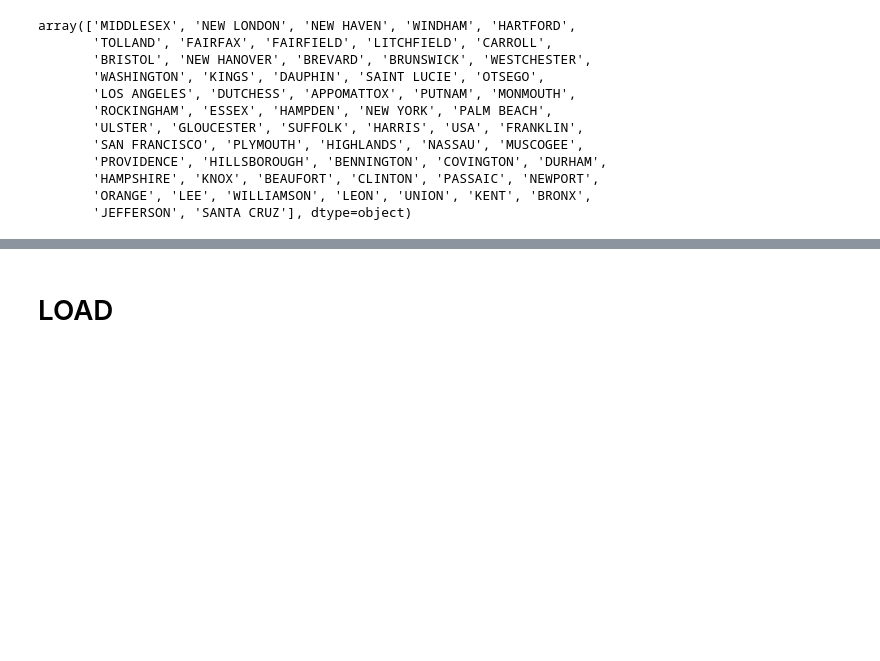
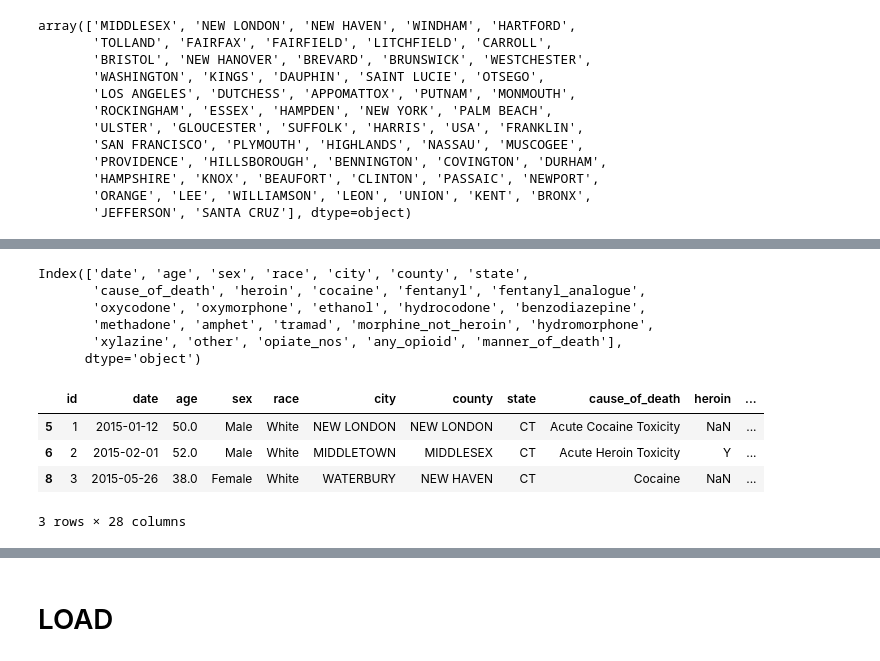
Before and after one commit to KeSavanh/Drug_Overdose_Death_Connecticut, a Jupyter notebook: ETL_project.ipynb, the cells around one changed output, grey strips where cells are left out. Saved outputs shown, nothing was run; the diff lists cells and outputs as text; code cells hidden in the pictures; blank space fills up the shorter version.

```diff
--- a/ETL_project.ipynb
+++ b/ETL_project.ipynb
@@ -472,0 +543,4 @@ SyntaxError: invalid character in identifier (<ipython-input-153-fe7b8d984cd9>,
+# %%
+# Filter out any NaN in 'Race', 'Residence County' and 'Manner of Death'
+drug_death = drug_death.dropna(subset=['Race', 'Sex', 'Residence City','Residence County', 'Manner of Death'])
+drug_death.isnull().sum()
@@ -472,0 +585,3 @@ SyntaxError: invalid character in identifier (<ipython-input-153-fe7b8d984cd9>,
+# %%
+# Change data type of column 'Date' to datetime
+drug_death['Date'] = pd.to_datetime(drug_death['Date'])
@@ -472,0 +608,18 @@ SyntaxError: invalid character in identifier (<ipython-input-153-fe7b8d984cd9>,
+# %%
+# Change and lowercase column names
+drug_death_df = drug_death.rename(columns = {
+    'Date': 'date', 'Age':'age', 'Sex':'sex', 'Race':'race', 'Residence City': 'city', 'Residence County': 'county',
+       'Residence State': 'state', 'Manner of Death': 'manner_of_death', 'Cause of Death': 'cause_of_death',
+        'Heroin': 'heroin', 'Cocaine':'cocaine', 'Fentanyl':'fentanyl','Fentanyl Analogue':'fentanyl_analogue',
+        'Oxycodone':'oxycodone', 'Oxymorphone': 'oxymorphone', 'Ethanol':'ethanol', 'Hydrocodone':'hydrocodone',
+        'Benzodiazepine':'benzodiazepine', 'Methadone':'methadone', 'Amphet':'amphet', 'Tramad':'tramad',
+        'Morphine (Not Heroin)':'morphine_not_heroin', 'Hydromorphone':'hydromorphone', 'Xylazine':'xylazine',
+         'Other':'other', 'Opiate NOS':'opiate_nos', 'Any Opioid':'any_opioid'})
+drug_death_df.columns
+# %% [output]
+Index(['date', 'age', 'sex', 'race', 'city', 'county', 'state',
+       'cause_of_death', 'heroin', 'cocaine', 'fentanyl', 'fentanyl_analogue',
+       'oxycodone', 'oxymorphone', 'ethanol', 'hydrocodone', 'benzodiazepine',
+       'methadone', 'amphet', 'tramad', 'morphine_not_heroin', 'hydromorphone',
+       'xylazine', 'other', 'opiate_nos', 'any_opioid', 'manner_of_death'],
+      dtype='object')
@@ -472,0 +629,9 @@ SyntaxError: invalid character in identifier (<ipython-input-153-fe7b8d984cd9>,
+# %%
+drug_death_df.set_index("id")
+drug_death_df.head(3)
+# %% [output]
+|  | id | date | age | sex | race | city | county | state | cause_of_death | heroin | ... |
+| 5 | 1 | 2015-01-12 | 50.0 | Male | White | NEW LONDON | NEW LONDON | CT | Acute Cocaine Toxicity | NaN | ... |
+| 6 | 2 | 2015-02-01 | 52.0 | Male | White | MIDDLETOWN | MIDDLESEX | CT | Acute Heroin Toxicity | Y | ... |
+| 8 | 3 | 2015-05-26 | 38.0 | Female | White | WATERBURY | NEW HAVEN | CT | Cocaine | NaN | ... |
+3 rows × 28 columns
```
Also changed, not shown: parts of 33 cells of this notebook, 2 other files.
